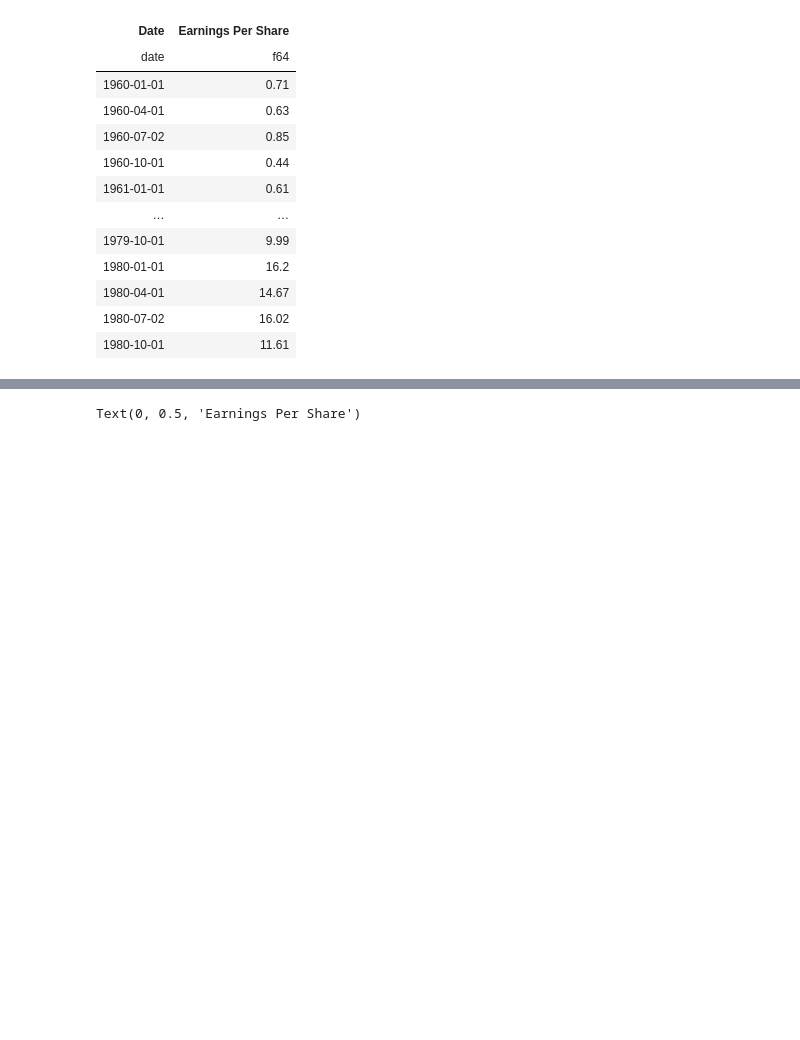
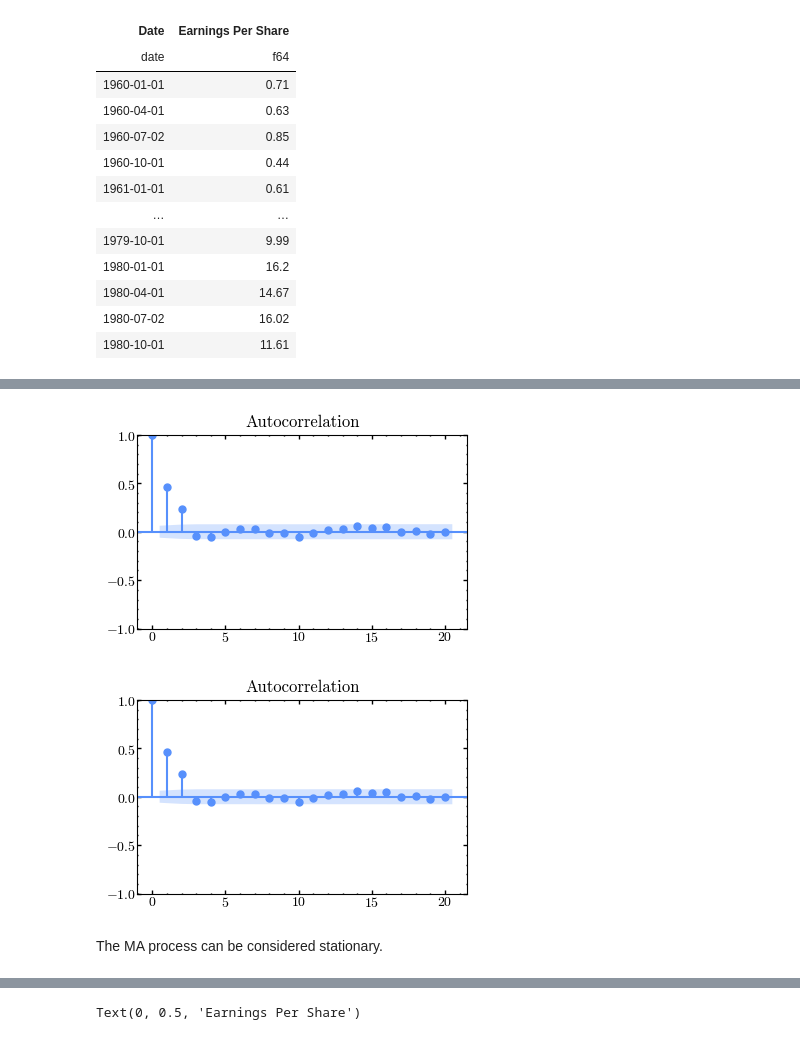
Before and after one commit to iragca/DS412-Time-Series-Analysis-and-Stochastic-Processes, a Jupyter notebook: notebooks/3.0-assignment.ipynb, the cells around one changed output, grey strips where cells are left out. Cells and saved outputs as stored; diff of their text form; code cells hidden in the pictures; blank space fills up the shorter version.

```diff
--- a/notebooks/3.0-assignment.ipynb
+++ b/notebooks/3.0-assignment.ipynb
@@ -70,0 +111,7 @@ train, test = split_data(0.8, dataset["Earnings Per Share"])
+# %%
+plot_acf(ma_process, lags=20)
+# %% [output]
+[figure, added]
+[figure, added]
+# %% [markdown]
+The MA process can be considered stationary.
```
Also changed, not shown: parts of 30 cells of this notebook, 1 other file.
